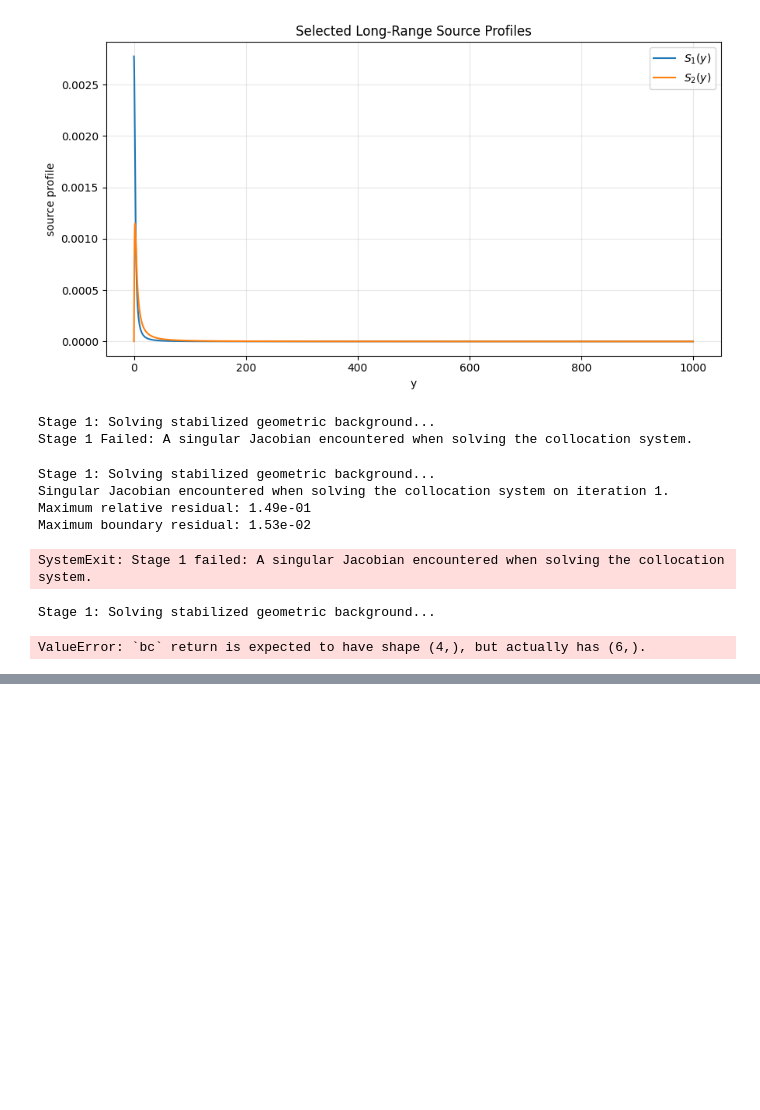
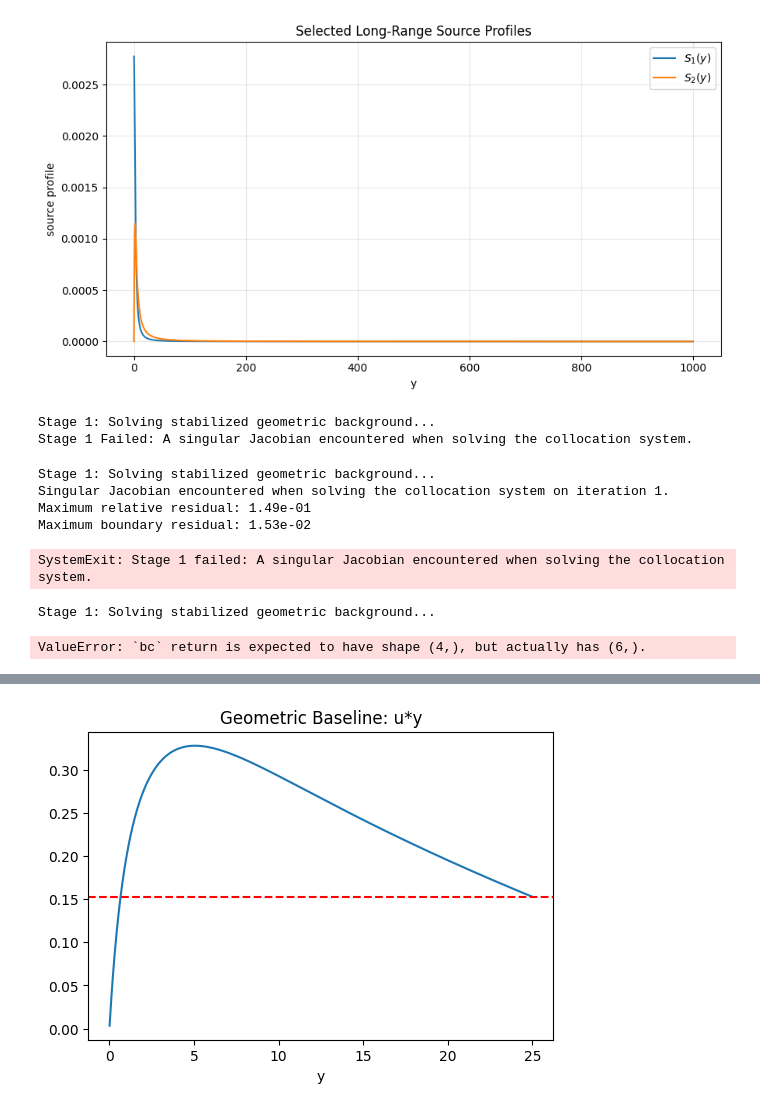
Before and after one commit to kawastony/Quantum_Gravity, a Jupyter notebook: Paper_37_tests.ipynb, the cells around one changed output, grey strips where cells are left out. Saved outputs shown, nothing was run; the diff lists cells and outputs as text; code cells hidden in the pictures; blank space fills up the shorter version.

```diff
--- a/Paper_37_tests.ipynb
+++ b/Paper_37_tests.ipynb
@@ -4577,0 +6253,80 @@ ValueError: `bc` return is expected to have shape (4,), but actually has (6,).
+# %%
+import numpy as np
+import matplotlib.pyplot as plt
+from scipy.integrate import solve_bvp
+
+# ============================================================
+# 1. Global Targets & Constants
+# ============================================================
+kappa = 1.0
+A_INF_INIT = 11.0 / 72.0
+ALPHA_INIT = np.sin(np.deg2rad(35.0))
+
+def tail_closure(a_inf, alpha, phi0, q_sign=+1.0, kappa=1.0):
+    rad = a_inf * (2.0 - a_inf)
+    q = np.sign(q_sign) * (2.0 / kappa) * np.sqrt(rad)
+    lam = 2.0 / q
+    V0 = -2.0 * a_inf * q * q * np.exp(np.clip(lam * phi0, -10, 10))
+    return {"q": q, "lam": lam, "V0": V0}
+
+# ============================================================
+# 2. Stage 1: Pure Geometric BVP (4-component)
+# ============================================================
+def rhs_geo(z, Y, a_inf, alpha, y0):
+    A, u, beta, v = Y
+    y = np.exp(z)
+
+    # Stabilizing driver
+    Tth = -1.0 / (y**2 + 50.0)
+    u_safe = np.clip(u, -1.0, 1.0)
+    App = (kappa**2 * Tth - 6.0 * u_safe**2) / 3.0
+
+    bb = np.maximum(np.abs(beta), 1e-8)
+    v_safe = np.clip(v, -2.0, 2.0)
+    bpp = bb * (-2.0 * App - 3.0 * u_safe**2 - 2.0 * u_safe * (v_safe / bb))
+
+    return y * np.vstack([u_safe, App, v_safe, bpp])
+
+def bc_geo(Ya, Yb, a_inf, alpha, y0, ymax):
+    return np.array([
+        Ya[0],                # A(y0) = 0
+        Ya[2] - y0,           # beta(y0) = y0
+        Yb[3] - alpha,        # beta'(ymax) = alpha
+        Yb[1] * ymax - a_inf  # Warp plateau
+    ])
+
+# ============================================================
+# 3. Execution: Establish Geometry First
+# ============================================================
+y0 = 1e-2
+ymax_geo = 25.0
+p = {"a_inf": A_INF_INIT, "alpha": ALPHA_INIT, "phi0": 0.05, "kappa": 1.0}
+
+z_geo = np.linspace(np.log(y0), np.log(ymax_geo), 3000)
+y_geo = np.exp(z_geo)
+
+# Geometric Guesses
+u_guess = (p["a_inf"] * y_geo) / (y_geo**2 + 5.0)
+A_guess = p["a_inf"] * 0.5 * np.log(y_geo**2 + 5.0)
+A_guess -= A_guess[0]
+Y_geo_init = np.vstack([A_guess, u_guess, p["alpha"] * y_geo + y0, np.full_like(y_geo, p["alpha"])])
+
+print("Stage 1: Establishing Pure Geometric Baseline (4-component BVP)...")
+sol_geo = solve_bvp(lambda zz, YY: rhs_geo(zz, YY, p["a_inf"], p["alpha"], y0),
+                    lambda ya, yb: bc_geo(ya, yb, p["a_inf"], p["alpha"], y0, ymax_geo),
+                    z_geo, Y_geo_init, tol=1e-3, max_nodes=100000)
+
+if sol_geo.success:
+    print("Success: Geometric background established.")
+    # Plot result to verify
+    z_plot = np.linspace(np.log(y0), np.log(ymax_geo), 1000)
+    res = sol_geo.sol(z_plot)
+    plt.figure(figsize=(6, 4))
+    plt.plot(np.exp(z_plot), np.exp(z_plot) * res[1])
+    plt.axhline(A_INF_INIT, color='r', ls='--', label="Target")
+    plt.title("Geometric Baseline: u*y")
+    plt.xlabel("y")
+    plt.show()
+else:
+    print(f"Stage 1 Failed: {sol_geo.message}")
+# %% [output]
@@ -4577,0 +6335 @@ ValueError: `bc` return is expected to have shape (4,), but actually has (6,).
+[figure, added]
```
Also changed, not shown: parts of 90 cells of this notebook.
